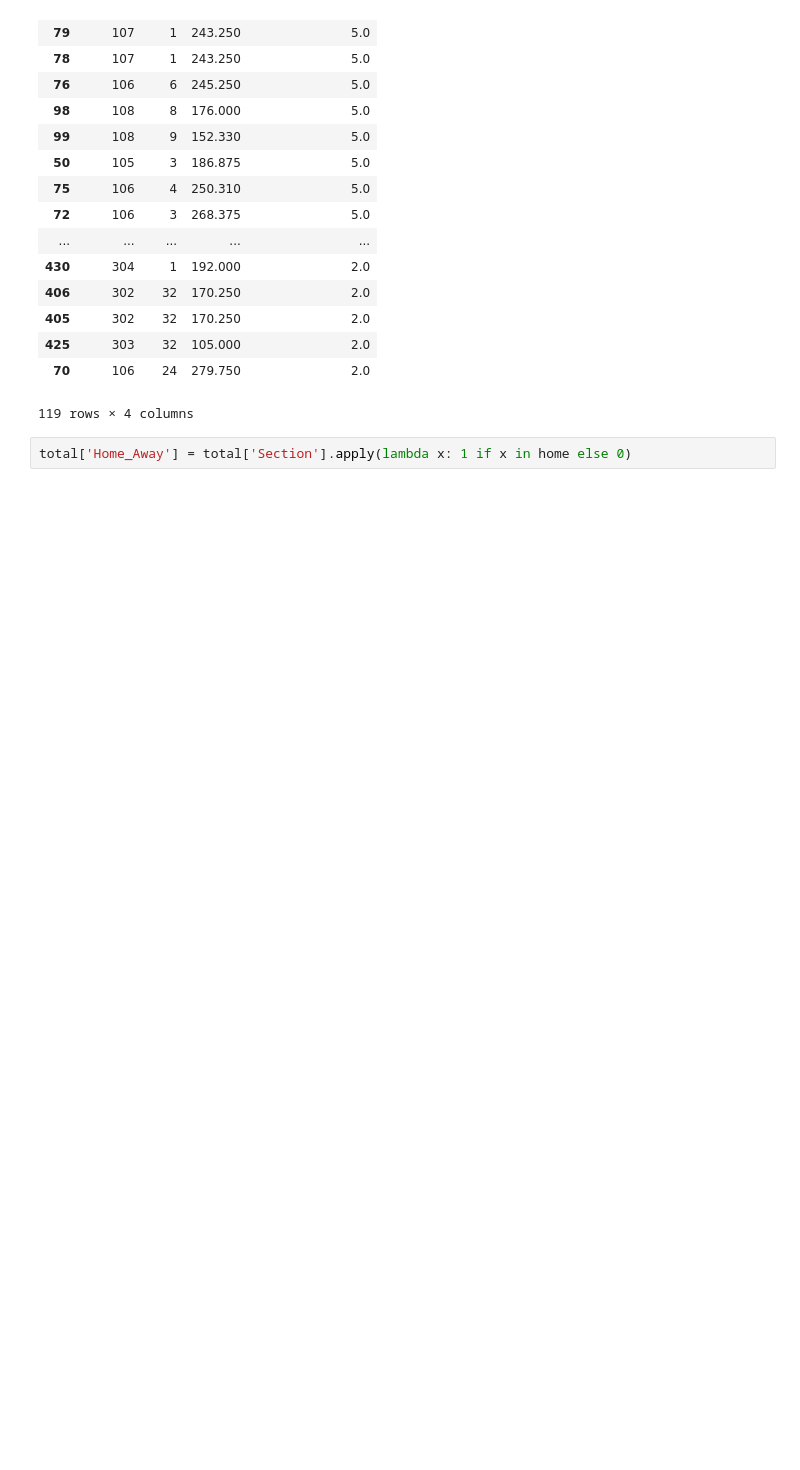
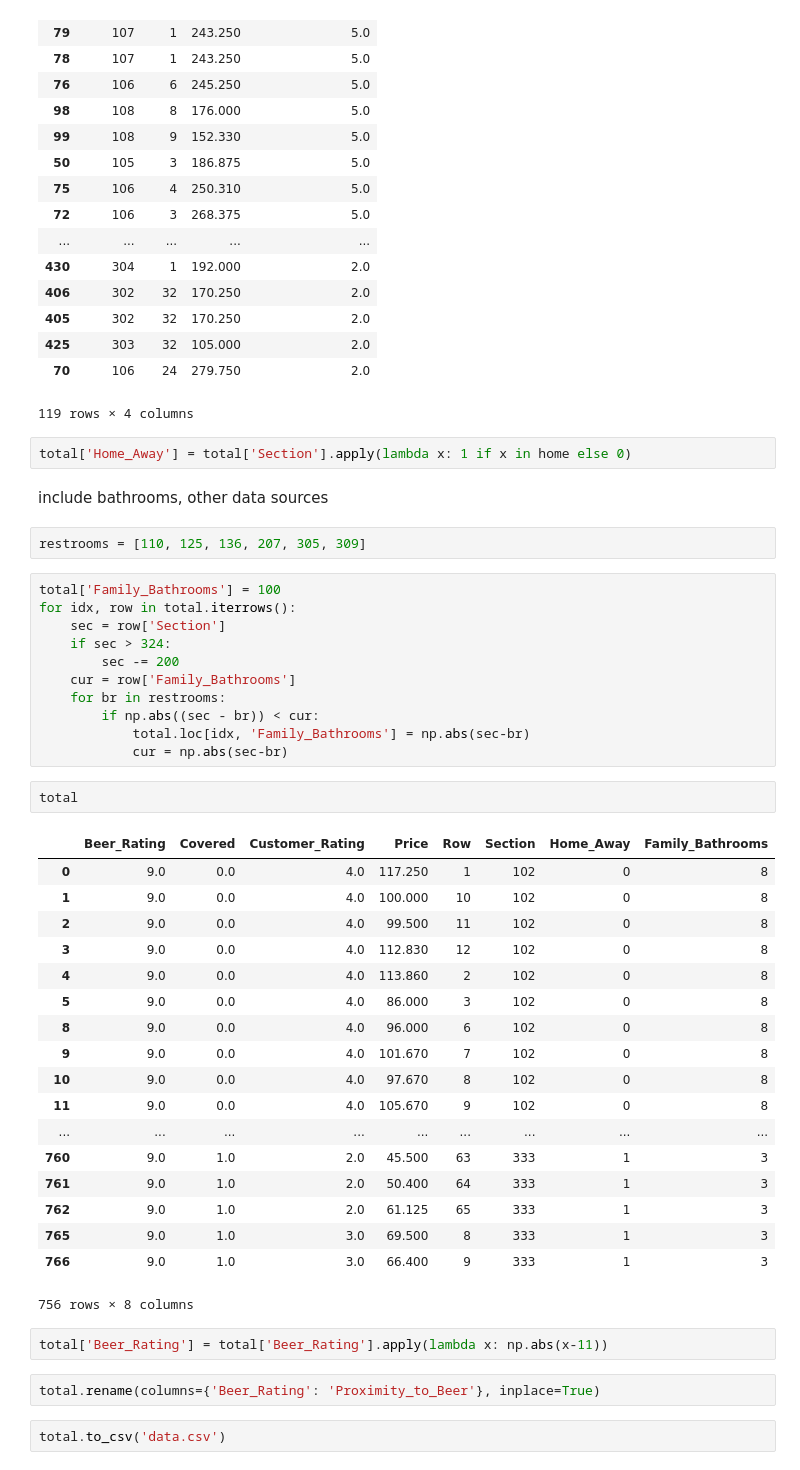
Before and after one commit to ereppond/husky_seating_recommender, a Jupyter notebook: building_recommendation.ipynb, the cells around one changed output. Saved outputs shown, nothing was run; the diff lists cells and outputs as text; blank space fills up the shorter version.

```diff
--- a/building_recommendation.ipynb
+++ b/building_recommendation.ipynb
@@ -206,3 +206,45 @@ filter_data(response)
 119 rows × 4 columns
 # %%
 total['Home_Away'] = total['Section'].apply(lambda x: 1 if x in home else 0)
+# %% [markdown]
+include bathrooms, other data sources
+# %%
+restrooms = [110, 125, 136, 207, 305, 309]
+# %%
+total['Family_Bathrooms'] = 100
+for idx, row in total.iterrows():
+    sec = row['Section']
+    if sec > 324:
+        sec -= 200
+    cur = row['Family_Bathrooms']
+    for br in restrooms:
+        if np.abs((sec - br)) < cur:
+            total.loc[idx, 'Family_Bathrooms'] = np.abs(sec-br)
+            cur = np.abs(sec-br)
+# %%
+total
+# %% [output]
+|  | Beer_Rating | Covered | Customer_Rating | Price | Row | Section | Home_Away | Family_Bathrooms |
+| 0 | 9.0 | 0.0 | 4.0 | 117.250 | 1 | 102 | 0 | 8 |
+| 1 | 9.0 | 0.0 | 4.0 | 100.000 | 10 | 102 | 0 | 8 |
+| 2 | 9.0 | 0.0 | 4.0 | 99.500 | 11 | 102 | 0 | 8 |
+| 3 | 9.0 | 0.0 | 4.0 | 112.830 | 12 | 102 | 0 | 8 |
+| 4 | 9.0 | 0.0 | 4.0 | 113.860 | 2 | 102 | 0 | 8 |
+| 5 | 9.0 | 0.0 | 4.0 | 86.000 | 3 | 102 | 0 | 8 |
+| 8 | 9.0 | 0.0 | 4.0 | 96.000 | 6 | 102 | 0 | 8 |
+| 9 | 9.0 | 0.0 | 4.0 | 101.670 | 7 | 102 | 0 | 8 |
+| 10 | 9.0 | 0.0 | 4.0 | 97.670 | 8 | 102 | 0 | 8 |
+| 11 | 9.0 | 0.0 | 4.0 | 105.670 | 9 | 102 | 0 | 8 |
+| ... | ... | ... | ... | ... | ... | ... | ... | ... |
+| 760 | 9.0 | 1.0 | 2.0 | 45.500 | 63 | 333 | 1 | 3 |
+| 761 | 9.0 | 1.0 | 2.0 | 50.400 | 64 | 333 | 1 | 3 |
+| 762 | 9.0 | 1.0 | 2.0 | 61.125 | 65 | 333 | 1 | 3 |
+| 765 | 9.0 | 1.0 | 3.0 | 69.500 | 8 | 333 | 1 | 3 |
+| 766 | 9.0 | 1.0 | 3.0 | 66.400 | 9 | 333 | 1 | 3 |
+756 rows × 8 columns
+# %%
+total['Beer_Rating'] = total['Beer_Rating'].apply(lambda x: np.abs(x-11))
+# %%
+total.rename(columns={'Beer_Rating': 'Proximity_to_Beer'}, inplace=True)
+# %%
+total.to_csv('data.csv')
```
Also changed, not shown: 1 other file.
